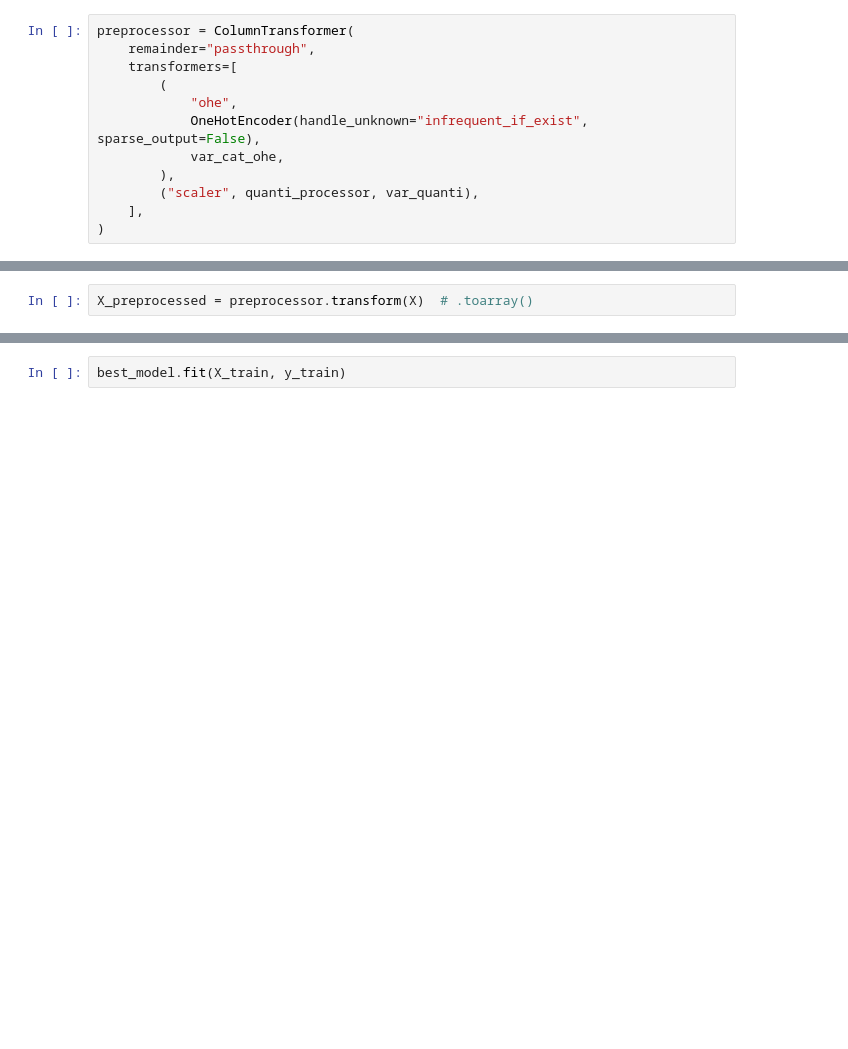
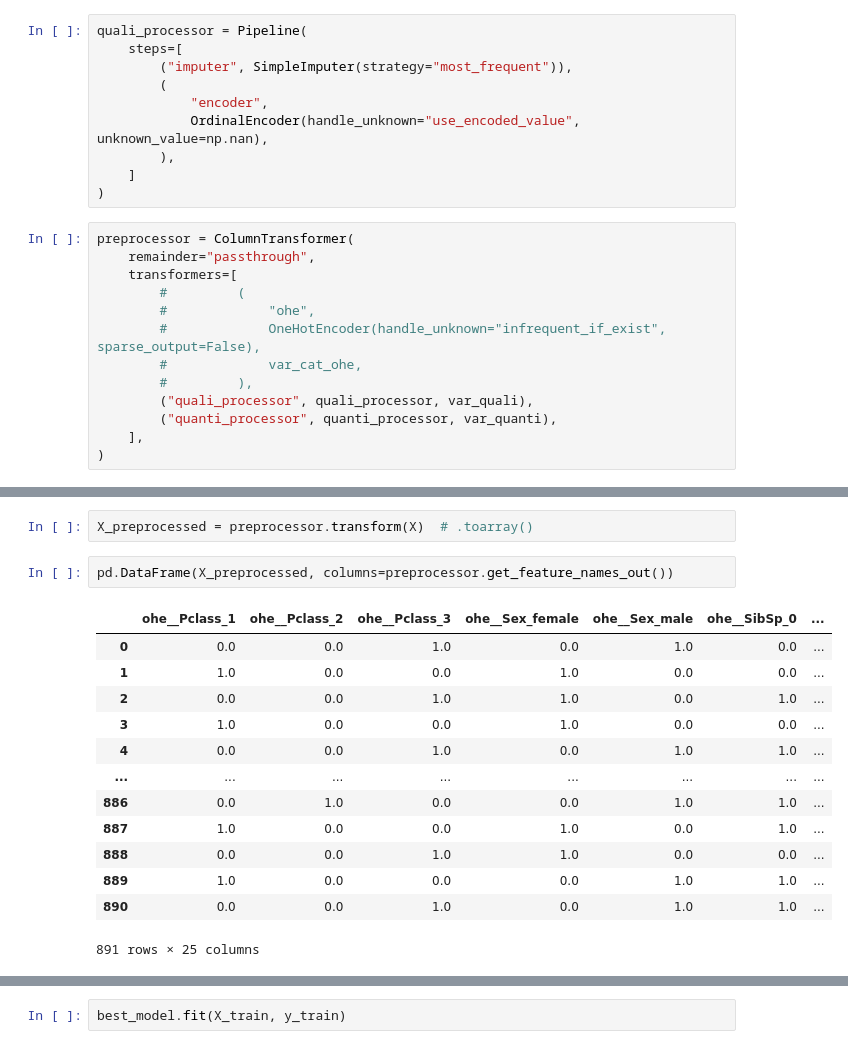
Before and after one commit to Ab2nour/kaggle-competitions, a Jupyter notebook: 2023/Ongoing/Titanic Machine Learning from Disaster/prediction.ipynb, the cells around one changed output, grey strips where cells are left out. Cells and saved outputs as stored; diff of their text form; blank space fills up the shorter version.

Commit message:
feat: ordinal encoder Titanic submission

```diff
--- a/2023/Ongoing/Titanic Machine Learning from Disaster/prediction.ipynb
+++ b/2023/Ongoing/Titanic Machine Learning from Disaster/prediction.ipynb
@@ -190,16 +191,27 @@ quanti_processor = Pipeline(
         ("scaler", StandardScaler()),
     ]
 )
+# %%
+quali_processor = Pipeline(
+    steps=[
+        ("imputer", SimpleImputer(strategy="most_frequent")),
+        (
+            "encoder",
+            OrdinalEncoder(handle_unknown="use_encoded_value", unknown_value=np.nan),
+        ),
+    ]
+)
 # %%
 preprocessor = ColumnTransformer(
     remainder="passthrough",
     transformers=[
-        (
-            "ohe",
-            OneHotEncoder(handle_unknown="infrequent_if_exist", sparse_output=False),
-            var_cat_ohe,
-        ),
-        ("scaler", quanti_processor, var_quanti),
+        #         (
+        #             "ohe",
+        #             OneHotEncoder(handle_unknown="infrequent_if_exist", sparse_output=False),
+        #             var_cat_ohe,
+        #         ),
+        ("quali_processor", quali_processor, var_quali),
+        ("quanti_processor", quanti_processor, var_quanti),
     ],
 )
 # %%
@@ -428,4 +440,20 @@ NB_COMP_MCA = 12
 X_mca = add_mca_component(X, NB_COMP_MCA, mca_kaggle)
 # %%
 X_preprocessed = preprocessor.transform(X)  # .toarray()
+# %%
+pd.DataFrame(X_preprocessed, columns=preprocessor.get_feature_names_out())
+# %% [output]
+|  | ohe__Pclass_1 | ohe__Pclass_2 | ohe__Pclass_3 | ohe__Sex_female | ohe__Sex_male | ohe__SibSp_0 | ... |
+| 0 | 0.0 | 0.0 | 1.0 | 0.0 | 1.0 | 0.0 | ... |
+| 1 | 1.0 | 0.0 | 0.0 | 1.0 | 0.0 | 0.0 | ... |
+| 2 | 0.0 | 0.0 | 1.0 | 1.0 | 0.0 | 1.0 | ... |
+| 3 | 1.0 | 0.0 | 0.0 | 1.0 | 0.0 | 0.0 | ... |
+| 4 | 0.0 | 0.0 | 1.0 | 0.0 | 1.0 | 1.0 | ... |
+| ... | ... | ... | ... | ... | ... | ... | ... |
+| 886 | 0.0 | 1.0 | 0.0 | 0.0 | 1.0 | 1.0 | ... |
+| 887 | 1.0 | 0.0 | 0.0 | 1.0 | 0.0 | 1.0 | ... |
+| 888 | 0.0 | 0.0 | 1.0 | 1.0 | 0.0 | 0.0 | ... |
+| 889 | 1.0 | 0.0 | 0.0 | 0.0 | 1.0 | 1.0 | ... |
+| 890 | 0.0 | 0.0 | 1.0 | 0.0 | 1.0 | 1.0 | ... |
+891 rows × 25 columns
 # %%
```
Also changed, not shown: parts of 13 cells of this notebook, 2 other files.
